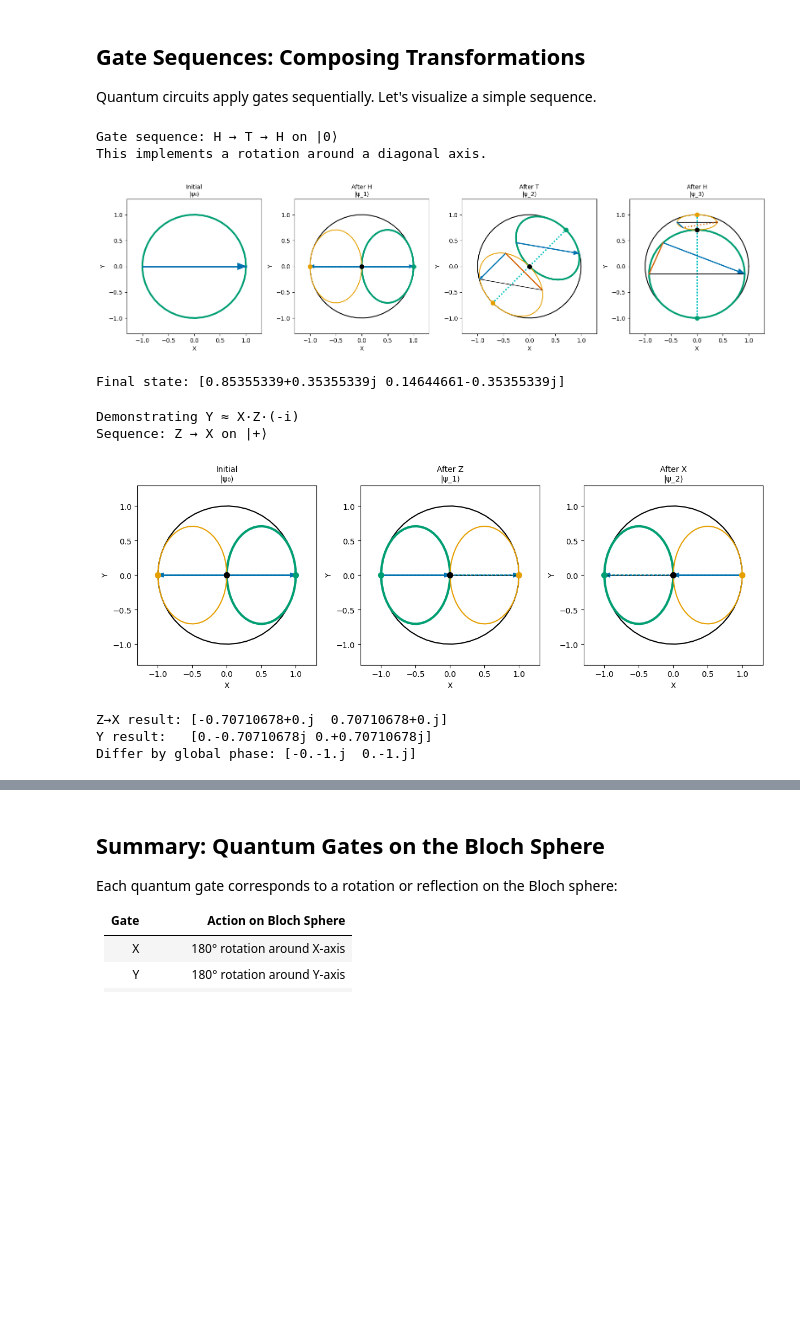
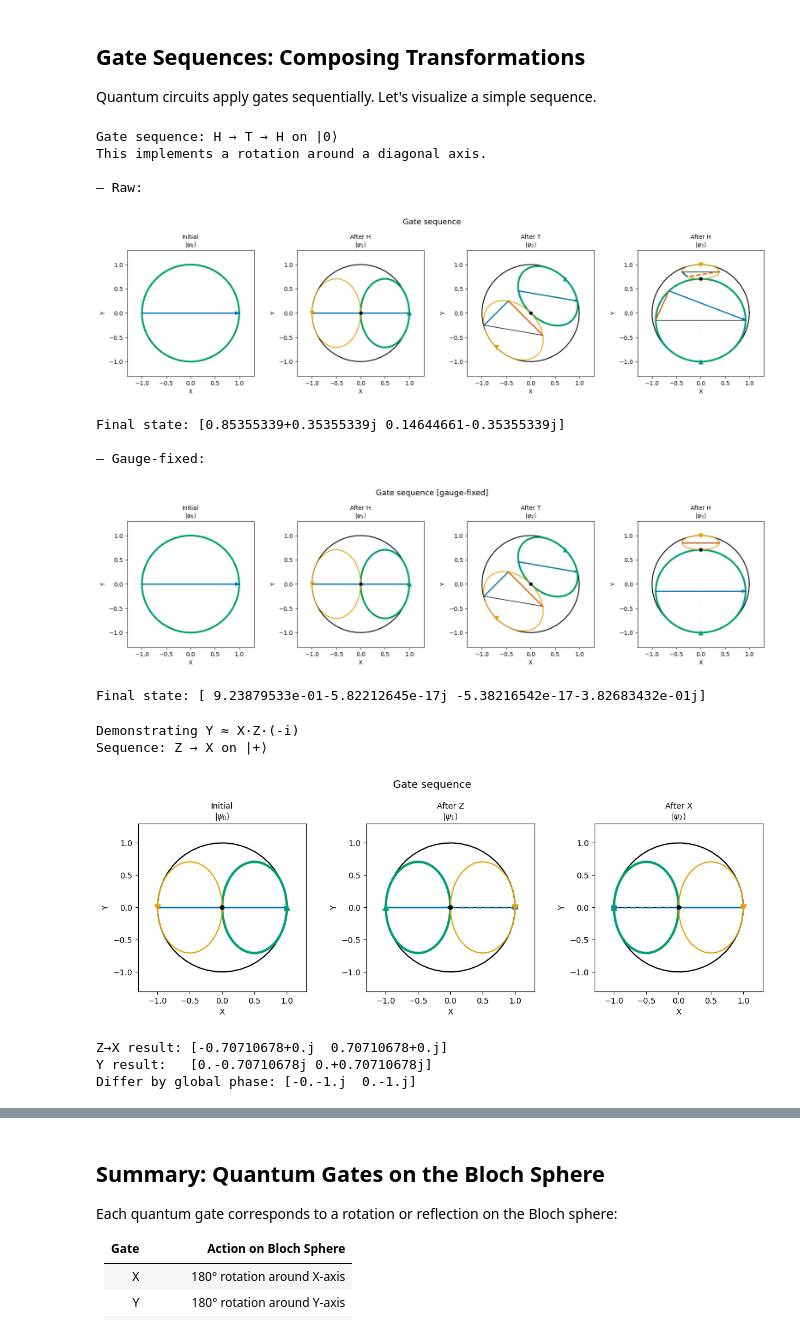
Before and after one commit to al-rigazzi/spinor_viz, a Jupyter notebook: notebooks/04_quantum_gates.ipynb, the cells around one changed output, grey strips where cells are left out. Saved outputs shown, nothing was run; the diff lists cells and outputs as text; code cells hidden in the pictures; blank space fills up the shorter version.

Commit message:
Add gauge fix

```diff
--- a/notebooks/04_quantum_gates.ipynb
+++ b/notebooks/04_quantum_gates.ipynb
@@ -491,7 +381,9 @@ HBox(children=(VBox(children=(HTML(value='<h3>Initial State</h3>'), Dropdown(des
 
 Quantum circuits apply gates sequentially. Let's visualize a simple sequence.
 # %%
-def visualize_gate_sequence(initial_spinor, gates, gate_names):
+from spinor_viz.core import fix_gauge
+
+def visualize_gate_sequence(initial_spinor, gates, gate_names, fix_gauge_flag=False):
     """
     Visualize a sequence of gates applied to a spinor (2D top view).
 
@@ -503,43 +395,63 @@ def visualize_gate_sequence(initial_spinor, gates, gate_names):
         List of 2x2 gate matrices
     gate_names : list of str
         Names of the gates
+    fix_gauge_flag : bool
+        If True, gauge-fix each intermediate state so the first
+        component is real and non-negative.
     """
     n_gates = len(gates)
     fig, axes = plt.subplots(1, n_gates + 1, figsize=(4 * (n_gates + 1), 4))
 
     # Track the state
     current = initial_spinor.components.copy()
+    if fix_gauge_flag:
+        current = fix_gauge(current)
 
     # Plot initial state
     plot_spinor_2d(Spinor(current), ax=axes[0])
-    axes[0].set_title('Initial\n|ψ₀⟩', fontsize=10)
+    axes[0].set_title(r'Initial' + '\n' + r'$|\psi_0\rangle$', fontsize=10)
 
     # Apply each gate
     for i, (gate, name) in enumerate(zip(gates, gate_names)):
         current = gate @ current
+        if fix_gauge_flag:
+            current = fix_gauge(current)
         plot_spinor_2d(Spinor(current), ax=axes[i + 1])
-        axes[i + 1].set_title(f'After {name}\n|ψ_{i+1}⟩', fontsize=10)
+        axes[i + 1].set_title(f'After {name}\n' + r'$|\psi_{' + str(i+1) + r'}\rangle$', fontsize=10)
 
+    suffix = ' [gauge-fixed]' if fix_gauge_flag else ''
+    fig.suptitle(f'Gate sequence{suffix}', fontsize=13, y=1.02)
     plt.tight_layout()
     plt.show()
 
     return Spinor(current)
 
 # Example: H → T → H sequence (creates a rotation)
 print("Gate sequence: H → T → H on |0⟩")
-print("This implements a rotation around a diagonal axis.")
+print("This implements a rotation around a diagonal axis.\n")
 
 spin_up = Spinor.from_angles(0, 0)
 gates = [hadamard(), t_gate(), hadamard()]
 gate_names = ['H', 'T', 'H']
 
+print("— Raw:")
 result = visualize_gate_sequence(spin_up, gates, gate_names)
-print(f"\nFinal state: {result.components}")
+print(f"Final state: {result.components}\n")
+
+print("— Gauge-fixed:")
+result_gf = visualize_gate_sequence(spin_up, gates, gate_names, fix_gauge_flag=True)
+print(f"Final state: {result_gf.components}")
 # %% [output]
 Gate sequence: H → T → H on |0⟩
 This implements a rotation around a diagonal axis.
+
+— Raw:
-[figure, old version]
+[figure, new version]
 Final state: [0.85355339+0.35355339j 0.14644661-0.35355339j]
+
+— Gauge-fixed:
+[figure, added]
+Final state: [ 9.23879533e-01-5.82212645e-17j -5.38216542e-17-3.82683432e-01j]
 # %%
 # Another example: Create a Y rotation using X and Z gates
 # Y = -i X Z (up to global phase)
@@ -560,7 +472,7 @@ print(f"Differ by global phase: {result_xz.components / y_result.components}")
 # %% [output]
 Demonstrating Y ≈ X·Z·(-i)
 Sequence: Z → X on |+⟩
-[figure, old version]
+[figure, new version]
 Z→X result: [-0.70710678+0.j  0.70710678+0.j]
 Y result:   [0.-0.70710678j 0.+0.70710678j]
 Differ by global phase: [-0.-1.j  0.-1.j]
```
Also changed, not shown: parts of 11 cells of this notebook, 26 other files.
